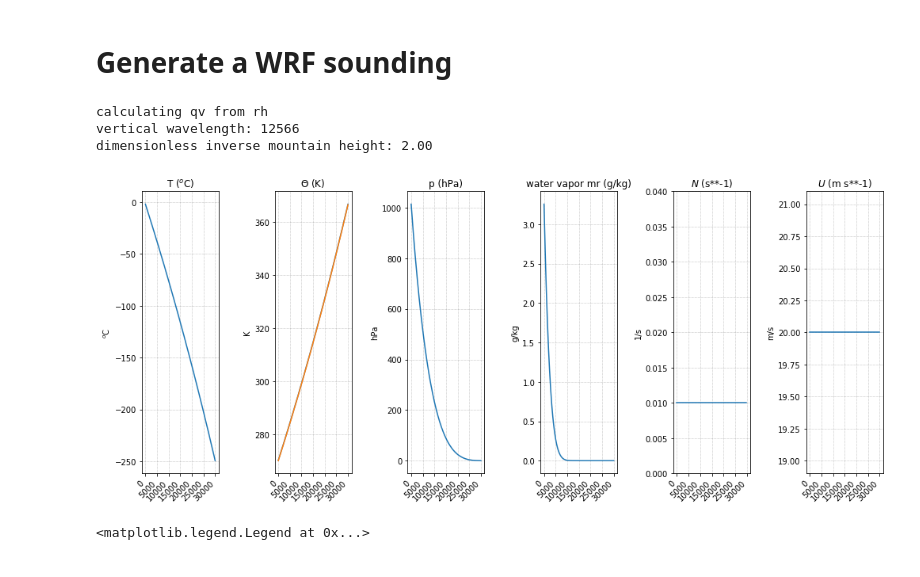
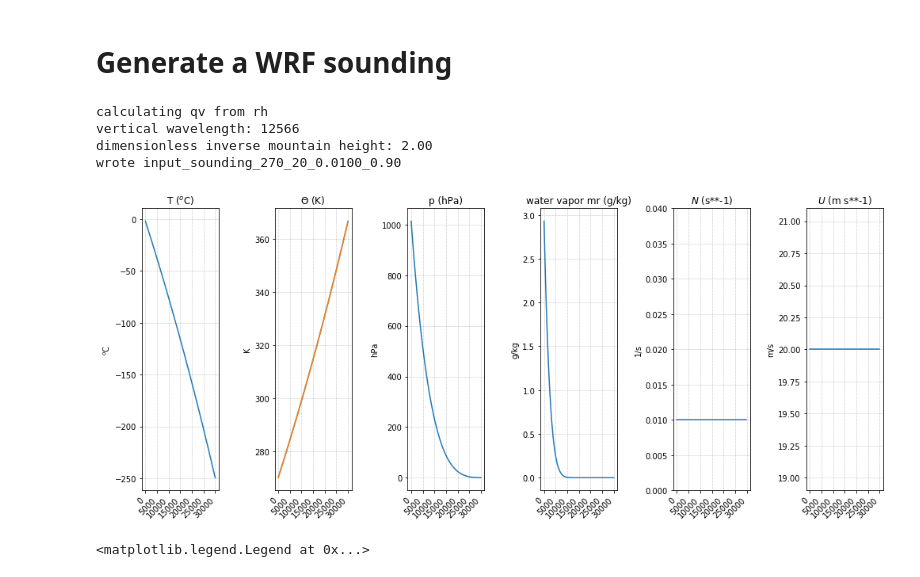
Before and after one commit to johanneshorak/ICAR-idealized_input, a Jupyter notebook: wrf_sounding.ipynb, the cells around one changed output. Cells and saved outputs as stored; diff of their text form; code cells hidden in the pictures.

```diff
--- a/wrf_sounding.ipynb
+++ b/wrf_sounding.ipynb
@@ -49,7 +49,7 @@ Tb    = 270
 p0    = 101325  #hPa surface pressure
 zmax  = 30000
 dz    = 50.0
-rh    = 100
+rh    = 90
 rhtop = zmax #30000
 
 z_arr  = np.arange(0,zmax+dz,dz)
@@ -167,34 +167,35 @@ axarr[5].set_ylabel('m/s')
 
 axarr[4].set_ylim(0,0.04)
 
 for ax in axarr:
     ax.grid(lw=0.5,ls='dotted',c='gray')
     ax.set_xticks(np.arange(0,35000,5000))
     ax.set_xticklabels(np.arange(0,35000,5000),rotation=45,ha='right')
 
 plt.tight_layout()
 
 # plt.savefig('../../Documents/work/uibk/findings/tex/20191001-idealized_simulations/graphics/initial_sounding.pdf')
 
 if len(z_arr[p_arr<0]) > 0:
     print('WARNING: PRESSURE NEGATIVE AT '+str(z_arr[p_arr<0]))
 
 # write the sounding to file
 outfile='input_sounding_{:n}_{:n}_{:2.4f}_{:2.2f}'.format(Tb,ws,np.mean(N_arr),rh/100.)
 
 '''
 fh = open(outfile,'w')
 fh.write('{:10.2f}{:12.2f}{:12.2e}\n'.format(p_arr[0]/100,Tb,mr))
 for n in range(Nz):
     fh.write('{:10.2f}{:12.2f}{:12.2e}{:12.2f}{:12.2f}\n'.format(z_arr[n],th_arr[n],mr_arr[n],u_arr[n],v_arr[n]))
 print('wrote '+outfile)
 '''
 print('')
 # %% [output]
 calculating qv from rh
 vertical wavelength: 12566
 dimensionless inverse mountain height: 2.00
+wrote input_sounding_270_20_0.0100_0.90
-[figure, old version]
+[figure, new version]
 # %%
 plt.plot(z_arr,th_arr2,label='theta from 0.003K / m lapse rate')
 plt.plot(z_arr,th_arr,label='theta from constant N²')
```
